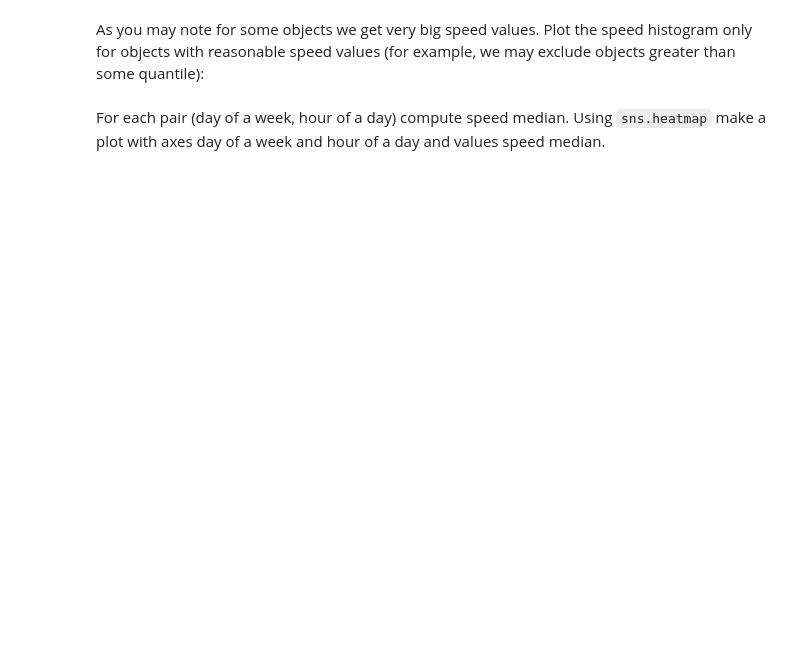
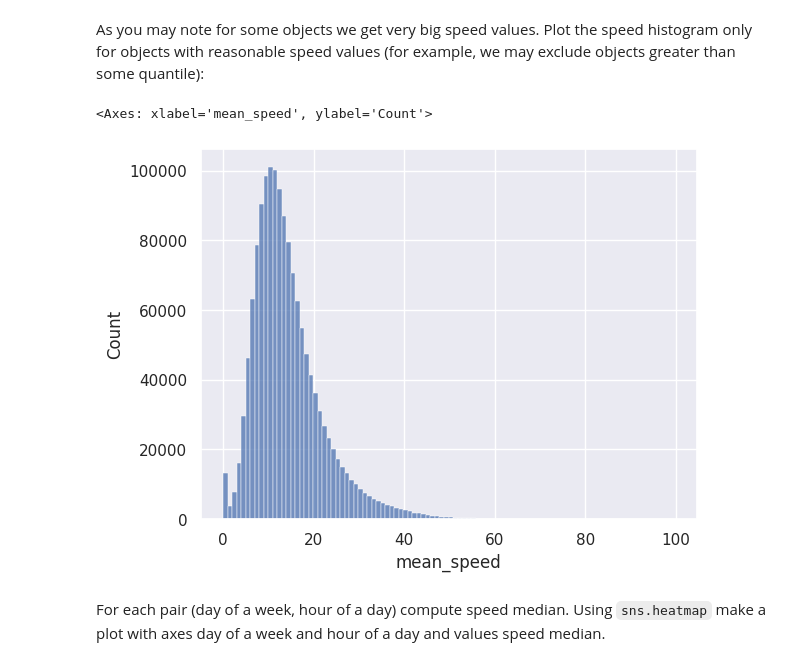
Before and after one commit to redonjashari/Machine-Learning, a Jupyter notebook: prac2-linregr.ipynb, the cells around one changed output. Saved outputs shown, nothing was run; the diff lists cells and outputs as text; code cells hidden in the pictures; blank space fills up the shorter version.

```diff
--- a/prac2-linregr.ipynb
+++ b/prac2-linregr.ipynb
@@ -477,5 +486,9 @@ assert your_df['log_haversine'].corr(your_df['log_trip_duration']) > your_df['ha
 As you may note for some objects we get very big speed values. Plot the speed histogram only for objects with reasonable speed values (for example, we may exclude objects greater than some quantile):
 # %%
 #Your code here
+sns.histplot(train_df[train_df["mean_speed"] < 100]["mean_speed"], bins=100)
+# %% [output]
+<Axes: xlabel='mean_speed', ylabel='Count'>
+[figure, added]
 # %% [markdown]
 For each pair (day of a week, hour of a day) compute speed median. Using `sns.heatmap` make a plot with axes day of a week and hour of a day and values speed median.
```
Also changed, not shown: parts of 33 cells of this notebook.
